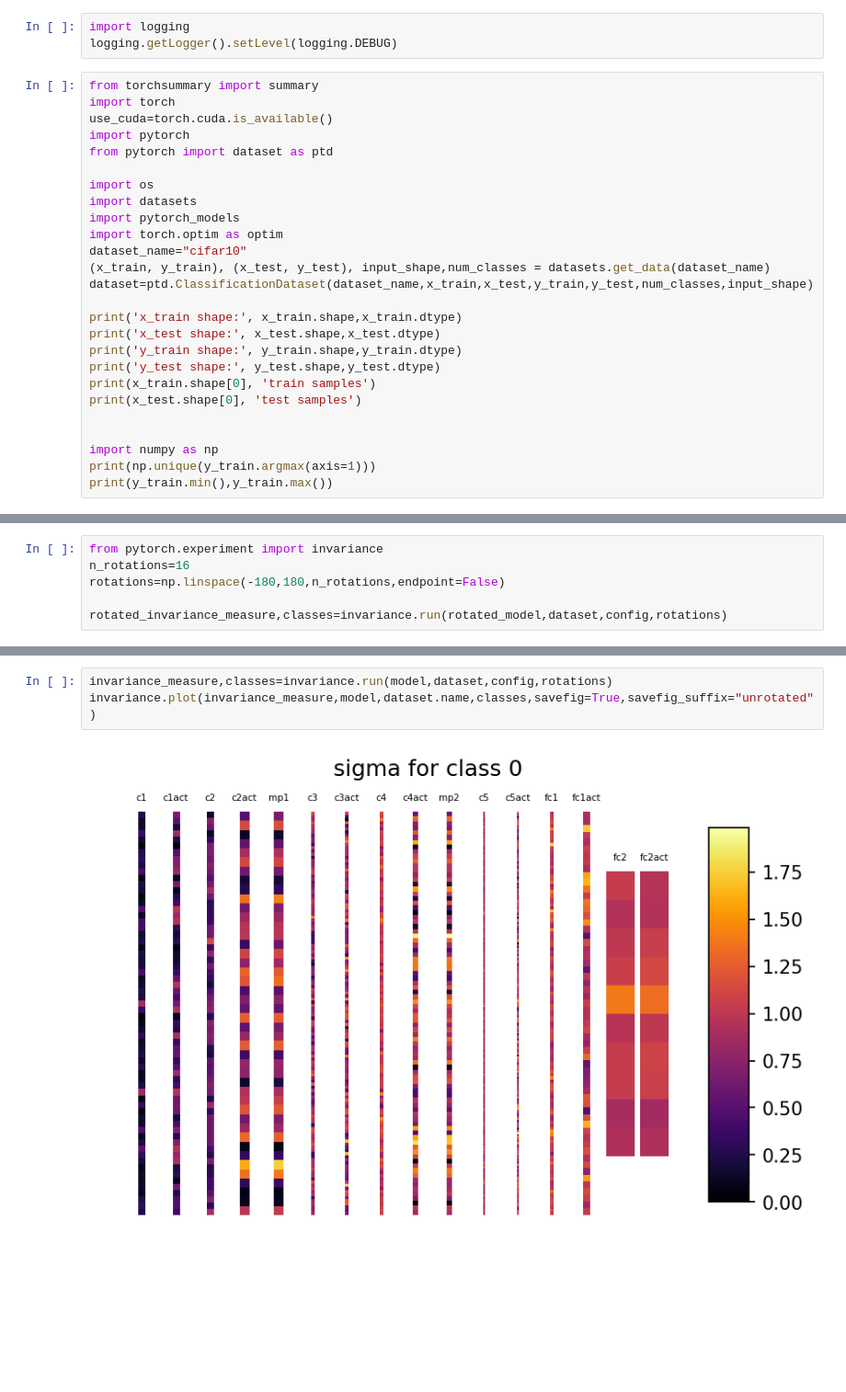
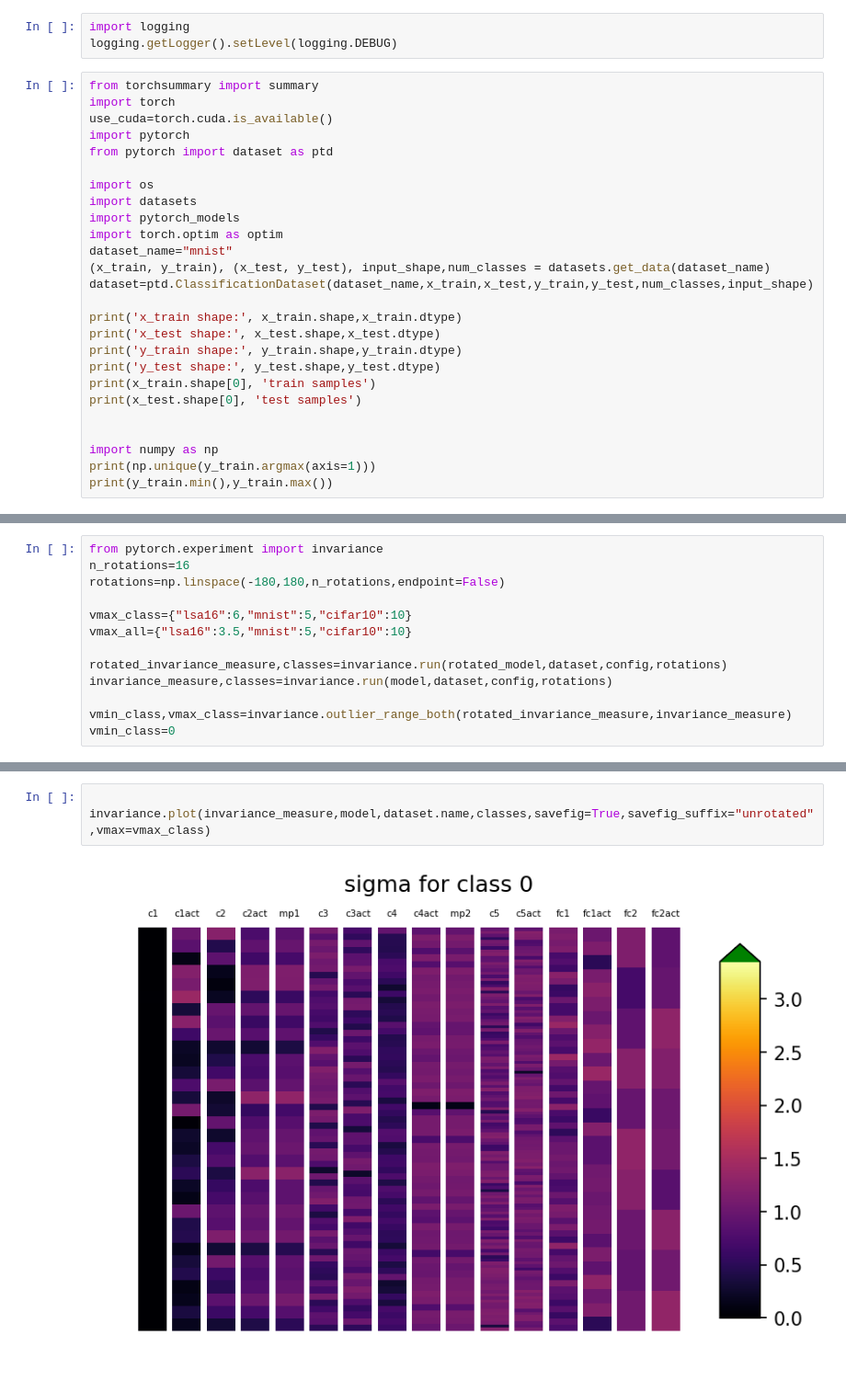
Before and after one commit to facundoq/experiments, a Jupyter notebook: rotation/Experiment - Pytorch Invariance Localization - SimpleConv .ipynb, the cells around one changed output, grey strips where cells are left out. Shown at 92% size. Cells and saved outputs as stored; diff of their text form; blank space fills up the shorter version.

Commit message:
fixed scale for plotting heatmaps. other small plotting fixes.

```diff
--- a/rotation/Experiment - Pytorch Invariance Localization - SimpleConv .ipynb
+++ b/rotation/Experiment - Pytorch Invariance Localization - SimpleConv .ipynb
@@ -22,7 +19,7 @@ import os
 import datasets
 import pytorch_models
 import torch.optim as optim
-dataset_name="cifar10"
+dataset_name="mnist"
 (x_train, y_train), (x_test, y_test), input_shape,num_classes = datasets.get_data(dataset_name)
 dataset=ptd.ClassificationDataset(dataset_name,x_train,x_test,y_train,y_test,num_classes,input_shape)
 
@@ -123,5 +122,12 @@ from pytorch.experiment import invariance
 n_rotations=16
 rotations=np.linspace(-180,180,n_rotations,endpoint=False)
 
+vmax_class={"lsa16":6,"mnist":5,"cifar10":10}
+vmax_all={"lsa16":3.5,"mnist":5,"cifar10":10}
+
 rotated_invariance_measure,classes=invariance.run(rotated_model,dataset,config,rotations)
+invariance_measure,classes=invariance.run(model,dataset,config,rotations)
+
+vmin_class,vmax_class=invariance.outlier_range_both(rotated_invariance_measure,invariance_measure)
+vmin_class=0
 # %%
@@ -140,5 +148,5 @@ invariance.plot(rotated_invariance_measure,model,dataset.name,classes,savefig=Tr
 # %%
-invariance_measure,classes=invariance.run(model,dataset,config,rotations)
-invariance.plot(invariance_measure,model,dataset.name,classes,savefig=True,savefig_suffix="unrotated")
+
+invariance.plot(invariance_measure,model,dataset.name,classes,savefig=True,savefig_suffix="unrotated",vmax=vmax_class)
 # %% [output]
-[figure, old version]
+[figure, new version]
```
Also changed, not shown: parts of 9 cells of this notebook, 59 other files.
